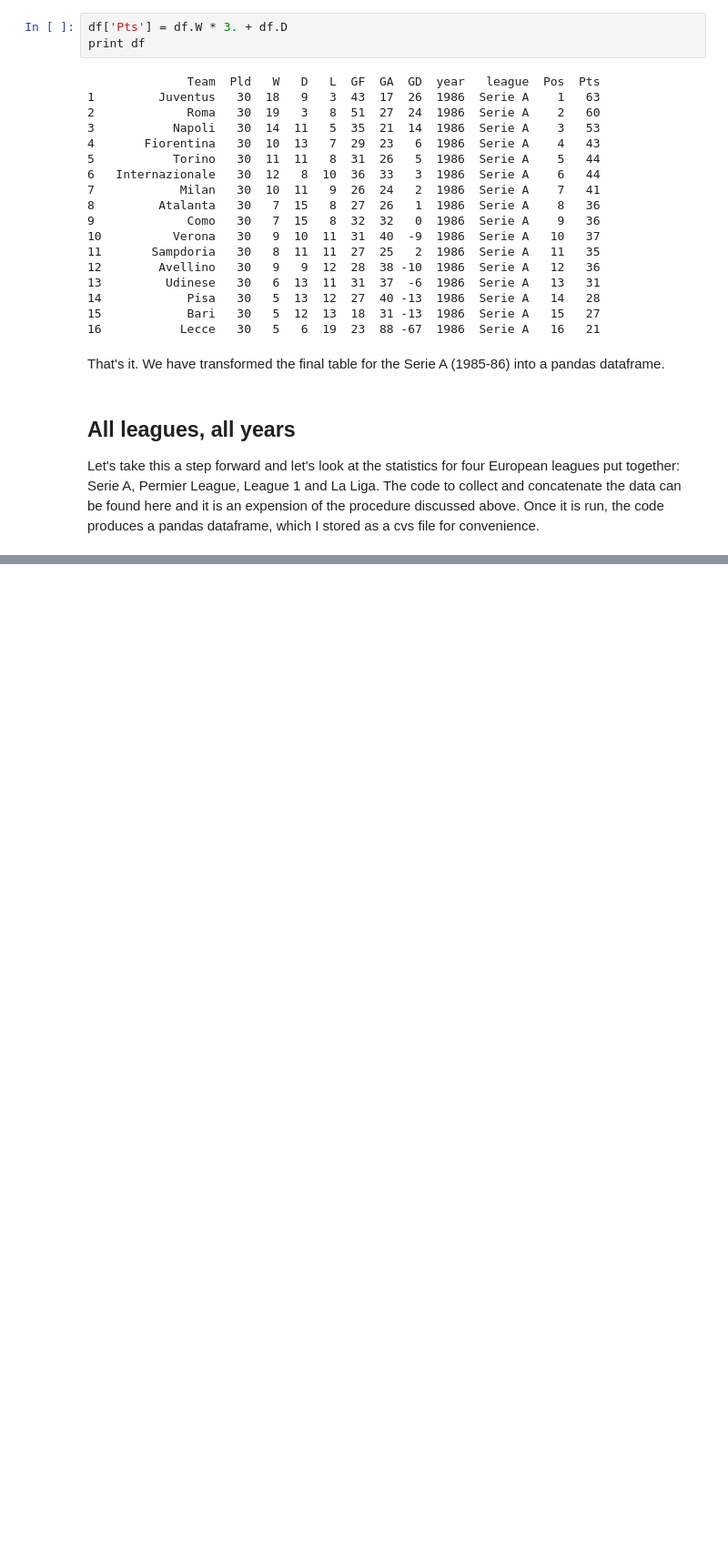
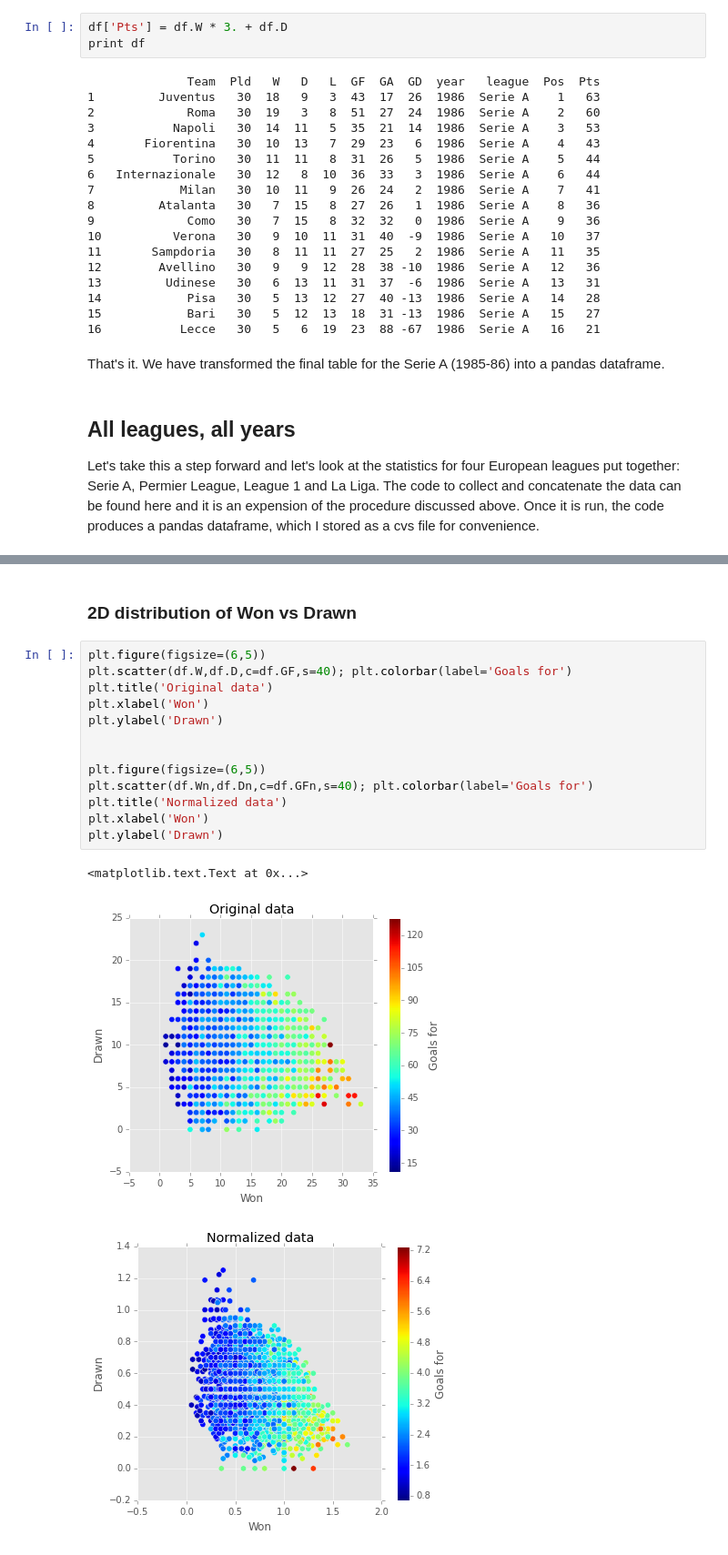
Before and after one commit to fagan2888/FootB-stats, a Jupyter notebook: notebook/FootB.ipynb, the cells around one changed output, grey strips where cells are left out. Shown: that part at 91% size. Cells and saved outputs as stored; diff of their text form; blank space fills up the shorter version.

```diff
--- a/notebook/FootB.ipynb
+++ b/notebook/FootB.ipynb
@@ -144,0 +241,19 @@ Let's take this a step forward and let's look at the statistics for four Europea
+# %% [markdown]
+### 2D distribution of Won vs Drawn
+# %%
+plt.figure(figsize=(6,5))
+plt.scatter(df.W,df.D,c=df.GF,s=40); plt.colorbar(label='Goals for')
+plt.title('Original data')
+plt.xlabel('Won')
+plt.ylabel('Drawn')
+
+
+plt.figure(figsize=(6,5))
+plt.scatter(df.Wn,df.Dn,c=df.GFn,s=40); plt.colorbar(label='Goals for')
+plt.title('Normalized data')
+plt.xlabel('Won')
+plt.ylabel('Drawn')
+# %% [output]
+<matplotlib.text.Text at 0x...>
+[figure, added]
+[figure, added]
```
Also changed, not shown: parts of 12 cells of this notebook, 6 other files.
